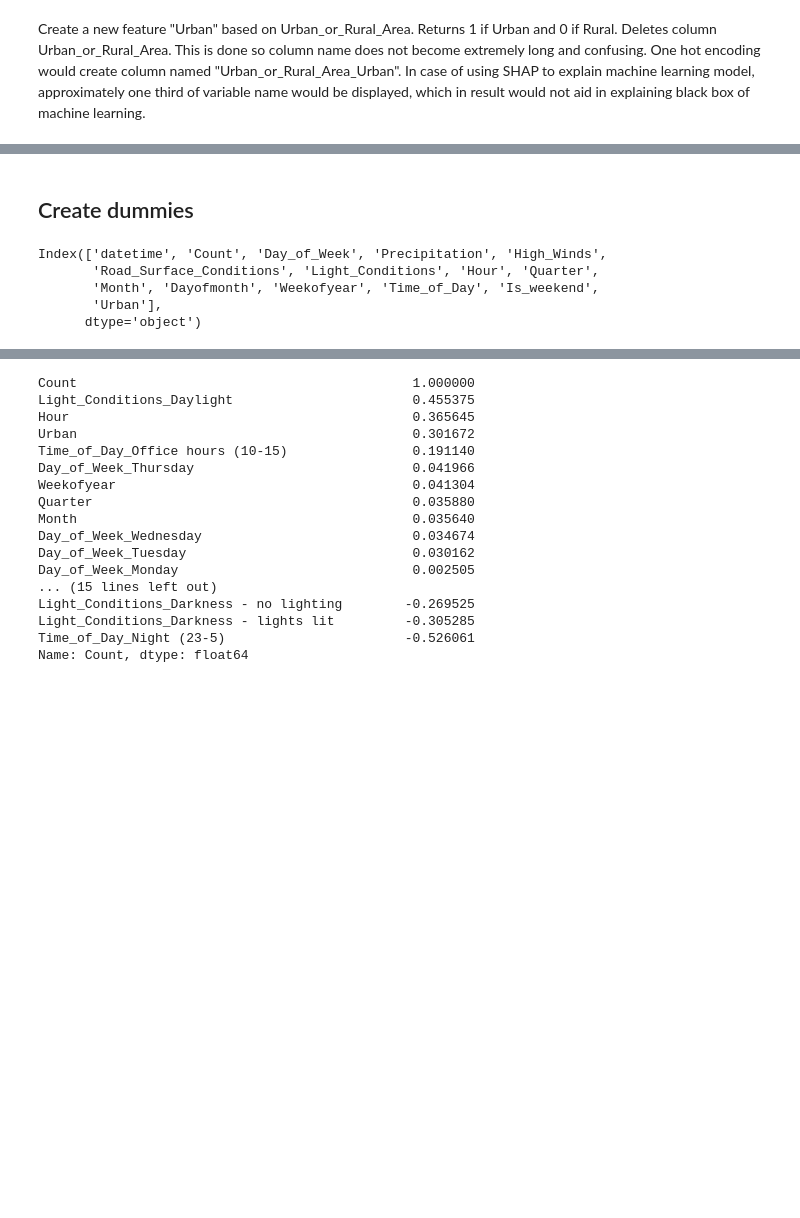
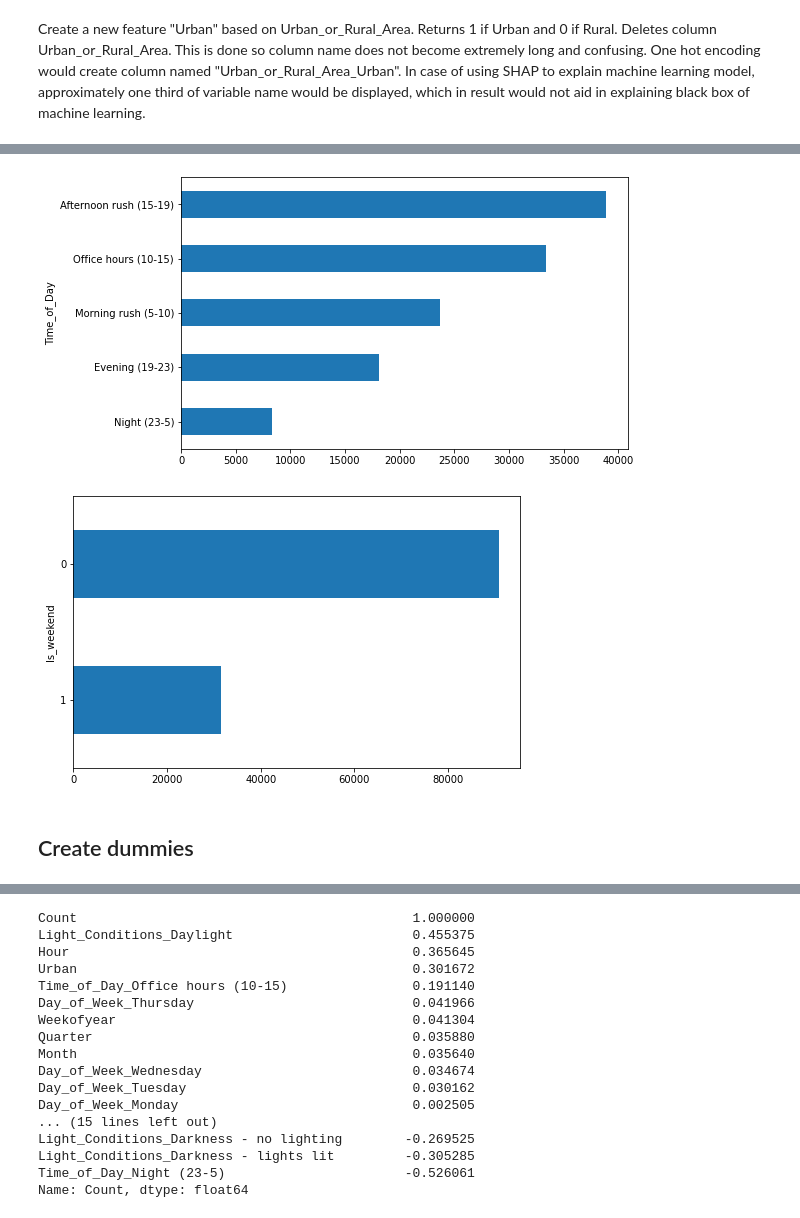
Before and after one commit to Amarilda/MscAston, a Jupyter notebook: Road Accidents/BNK432.ipynb, the cells around one changed output, grey strips where cells are left out. Cells and saved outputs as stored; diff of their text form; code cells hidden in the pictures; blank space fills up the shorter version.

```diff
--- a/Road Accidents/BNK432.ipynb
+++ b/Road Accidents/BNK432.ipynb
@@ -558,6 +555,0 @@ Urban_or_Rural_Area
-# %%
-categorical_features = df[df.columns[1:]].select_dtypes(include=['object']).columns
-
-fig, ax = plt.subplots(1, len(categorical_features), figsize=(25, 4))
-for i, categorical_feature in enumerate(df[categorical_features]):
-    df[categorical_feature].value_counts().plot(kind="bar", ax=ax[i]).set_title(categorical_feature)
@@ -701,16 +688,18 @@ df.describe()
 | 50% | 13.000000 | 0.000000 | 12.000000 | 3.000000 | 7.000000 | 16.000000 | 27.000000 | 0.000000 | 1.000000 |
 | 75% | 21.000000 | 0.000000 | 18.000000 | 4.000000 | 10.000000 | 23.000000 | 40.000000 | 1.000000 | 1.000000 |
 | max | 62.000000 | 1.000000 | 23.000000 | 4.000000 | 12.000000 | 31.000000 | 52.000000 | 1.000000 | 1.000000 |
+# %%
+for i in df[['Time_of_Day', 'Is_weekend']]:
+    plt.figure(figsize=(8, 5))
+    ax = df.groupby(i)['Count'].agg('sum').sort_values(ascending=False).plot(kind="barh")
+    ax.invert_yaxis()
+    plt.show()
+    print()
+# %% [output]
+[figure, added]
+[figure, added]
 # %% [markdown]
 ## Create  dummies
-# %%
-df.columns
-# %% [output]
-Index(['datetime', 'Count', 'Day_of_Week', 'Precipitation', 'High_Winds',
-       'Road_Surface_Conditions', 'Light_Conditions', 'Hour', 'Quarter',
-       'Month', 'Dayofmonth', 'Weekofyear', 'Time_of_Day', 'Is_weekend',
-       'Urban'],
-      dtype='object')
 # %%
 df2 = pd.get_dummies(df, drop_first=True)
 # %%
```
Also changed, not shown: parts of 47 cells of this notebook.
